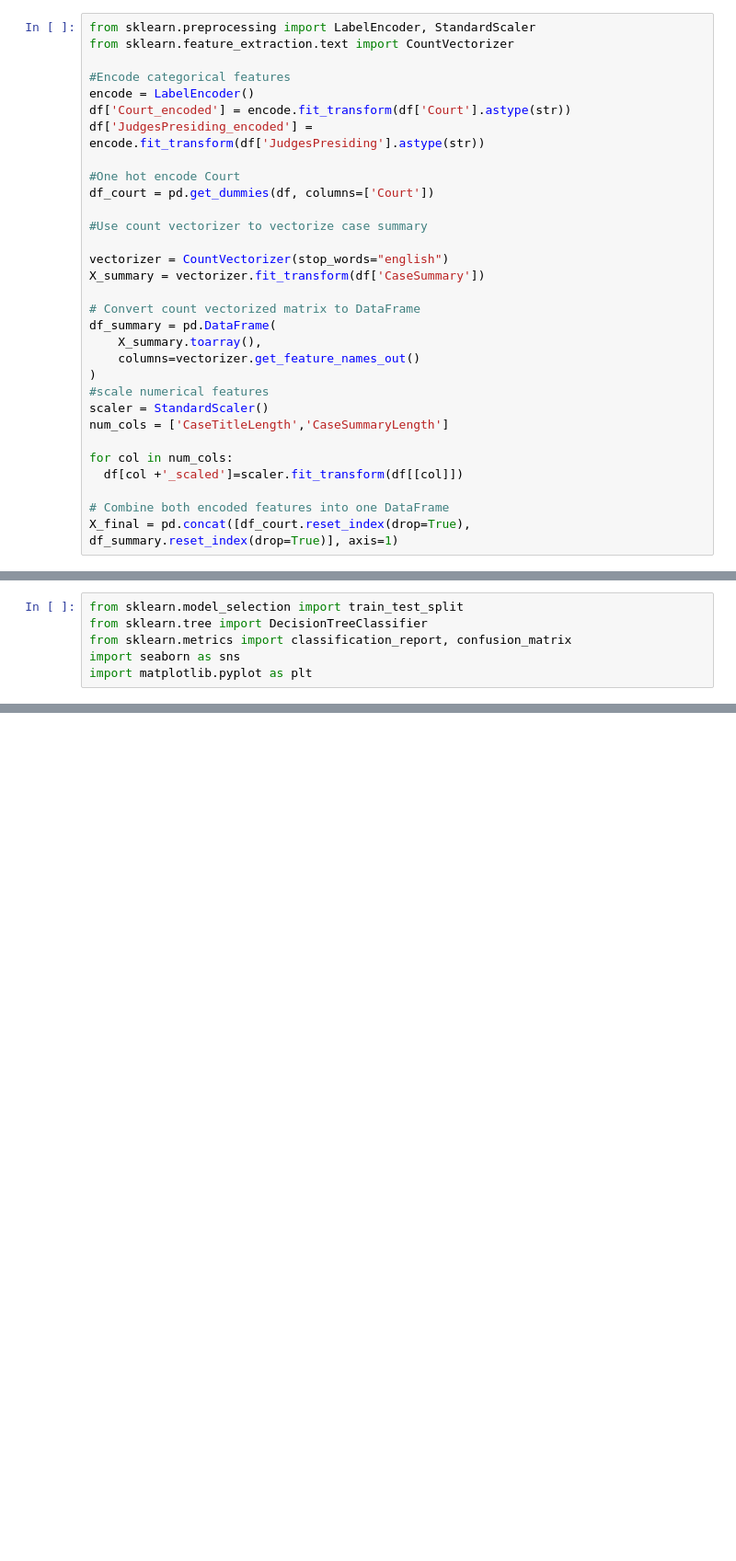
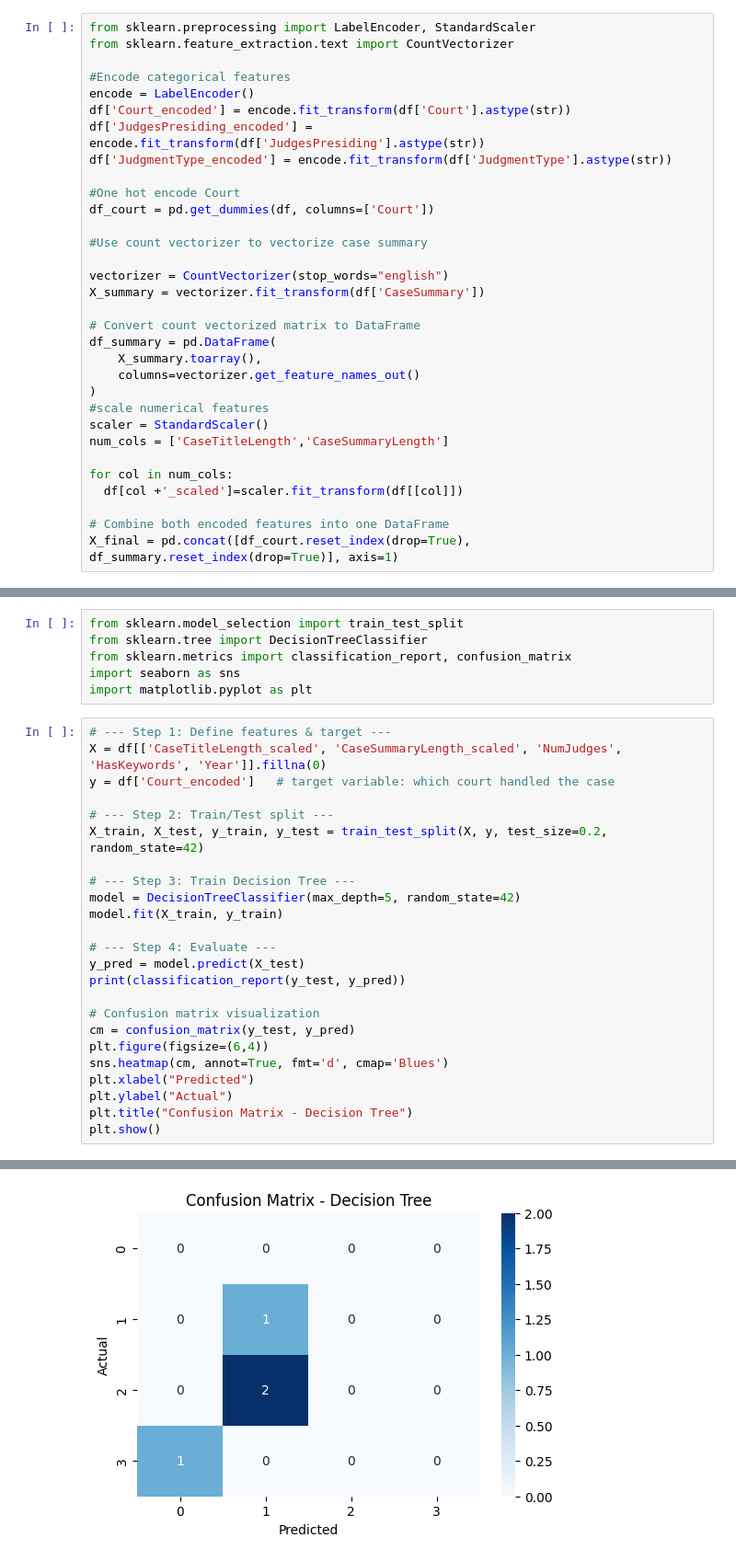
Before and after one commit to SuwilanjiTrey/DataMining-11, a Jupyter notebook: dataMiningGroup11.ipynb, the cells around one changed output, grey strips where cells are left out. Shown at 92% size. Drawn from its saved outputs; the diff is of its cells as text; blank space fills up the shorter version.

Commit message:
[MO] Defined features and targets and trained a decision tree

```diff
--- a/dataMiningGroup11.ipynb
+++ b/dataMiningGroup11.ipynb
@@ -271,6 +315,7 @@ from sklearn.feature_extraction.text import CountVectorizer
 encode = LabelEncoder()
 df['Court_encoded'] = encode.fit_transform(df['Court'].astype(str))
 df['JudgesPresiding_encoded'] = encode.fit_transform(df['JudgesPresiding'].astype(str))
+df['JudgmentType_encoded'] = encode.fit_transform(df['JudgmentType'].astype(str))
 
 #One hot encode Court
 df_court = pd.get_dummies(df, columns=['Court'])
@@ -357,3 +402,28 @@ from sklearn.tree import DecisionTreeClassifier
 from sklearn.metrics import classification_report, confusion_matrix
 import seaborn as sns
 import matplotlib.pyplot as plt
+# %%
+# --- Step 1: Define features & target ---
+X = df[['CaseTitleLength_scaled', 'CaseSummaryLength_scaled', 'NumJudges', 'HasKeywords', 'Year']].fillna(0)
+y = df['Court_encoded']   # target variable: which court handled the case
+
+# --- Step 2: Train/Test split ---
+X_train, X_test, y_train, y_test = train_test_split(X, y, test_size=0.2, random_state=42)
+
+# --- Step 3: Train Decision Tree ---
+model = DecisionTreeClassifier(max_depth=5, random_state=42)
+model.fit(X_train, y_train)
+
+# --- Step 4: Evaluate ---
+y_pred = model.predict(X_test)
+print(classification_report(y_test, y_pred))
+
+# Confusion matrix visualization
+cm = confusion_matrix(y_test, y_pred)
+plt.figure(figsize=(6,4))
+sns.heatmap(cm, annot=True, fmt='d', cmap='Blues')
+plt.xlabel("Predicted")
+plt.ylabel("Actual")
+plt.title("Confusion Matrix - Decision Tree")
+plt.show()
+# %% [output]
@@ -359,0 +440 @@ import matplotlib.pyplot as plt
+[figure, added]
```
Also changed, not shown: parts of 6 cells of this notebook.
